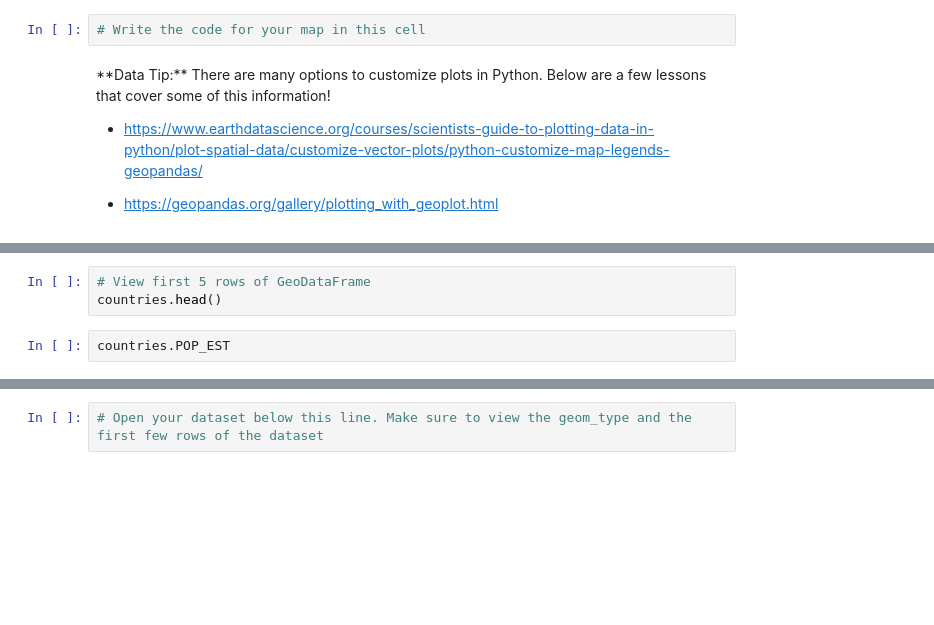
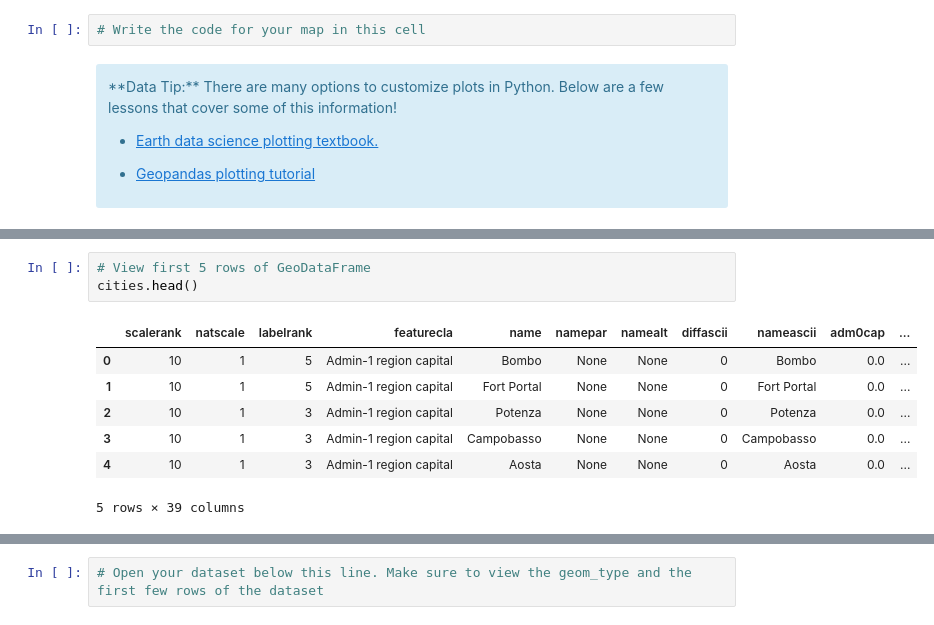
Before and after one commit to earthlab/edsc-summer-2020, a Jupyter notebook: data-types/02-intro-vector-data.ipynb, the cells around one changed output, grey strips where cells are left out. Cells and saved outputs as stored; diff of their text form; blank space fills up the shorter version.

Commit message:
final edits to vector and tabular

```diff
--- a/data-types/02-intro-vector-data.ipynb
+++ b/data-types/02-intro-vector-data.ipynb
@@ -276,13 +327,13 @@ Finally, add a title to your map using
 # Write the code for your map in this cell
 # %% [markdown]
 
-<div class="notice--success" markdown="1">
+<div class="notice--success alert alert-info" markdown="1">
 <i class="fa fa-star"></i> **Data Tip:** There are many options to customize plots in Python. Below are
 a few lessons that cover some of this information!
 
-* https://www.earthdatascience.org/courses/scientists-guide-to-plotting-data-in-python/plot-spatial-data/customize-vector-plots/python-customize-map-legends-geopandas/
+* <a href="https://www.earthdatascience.org/courses/scientists-guide-to-plotting-data-in-python/plot-spatial-data/customize-vector-plots/python-customize-map-legends-geopandas/" target="_blank">Earth data science plotting textbook.</a>
 
-* https://geopandas.org/gallery/plotting_with_geoplot.html
+* <a href="https://geopandas.org/gallery/plotting_with_geoplot.html" target="_blank">Geopandas plotting tutorial</a>
 </div>
 # %% [markdown]
 
@@ -316,6 +367,12 @@ The attributes for a shapefile imported into a GeoDataFrame can be viewed in the
 itself.
 # %%
 # View first 5 rows of GeoDataFrame
-countries.head()
+cities.head()
+# %% [output]
+|  | scalerank | natscale | labelrank | featurecla | name | namepar | namealt | diffascii | nameascii | adm0cap | ... |
+| 0 | 10 | 1 | 5 | Admin-1 region capital | Bombo | None | None | 0 | Bombo | 0.0 | ... |
+| 1 | 10 | 1 | 5 | Admin-1 region capital | Fort Portal | None | None | 0 | Fort Portal | 0.0 | ... |
+| 2 | 10 | 1 | 3 | Admin-1 region capital | Potenza | None | None | 0 | Potenza | 0.0 | ... |
+| 3 | 10 | 1 | 3 | Admin-1 region capital | Campobasso | None | None | 0 | Campobasso | 0.0 | ... |
+| 4 | 10 | 1 | 3 | Admin-1 region capital | Aosta | None | None | 0 | Aosta | 0.0 | ... |
+5 rows × 39 columns
-# %%
-countries.POP_EST
```
Also changed, not shown: parts of 24 cells of this notebook, 3 other files.
